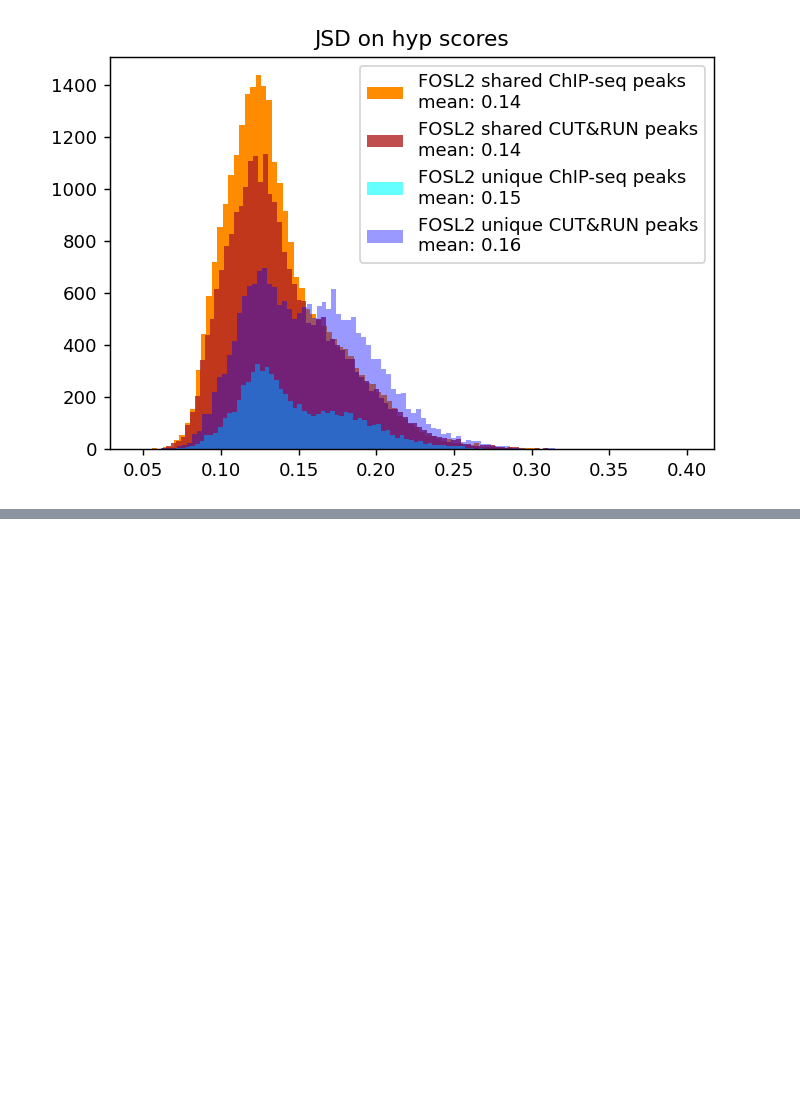
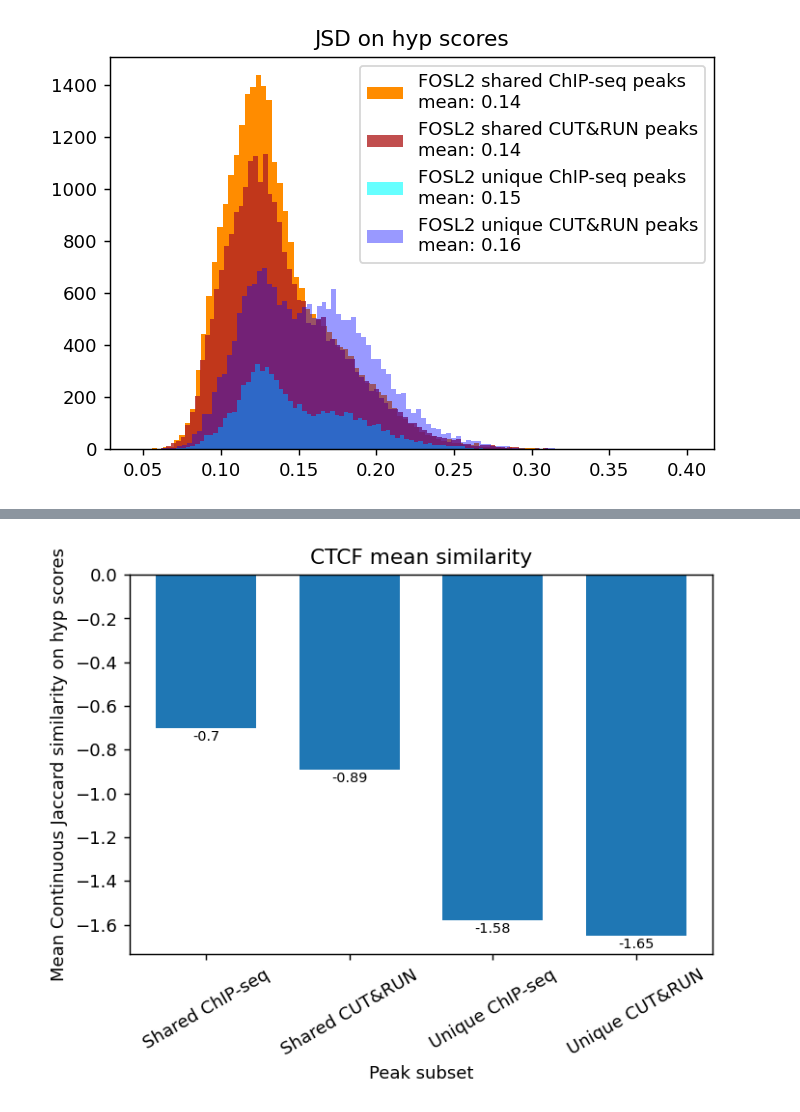
Before and after one commit to katie-sp/bpnet-internship, a Jupyter notebook: reports/katie_notebooks/summer2022_analysis/imp_scores_comparison.ipynb, the cells around one changed output, grey strips where cells are left out. Cells and saved outputs as stored; diff of their text form; code cells hidden in the pictures; blank space fills up the shorter version.

```diff
--- a/reports/katie_notebooks/summer2022_analysis/imp_scores_comparison.ipynb
+++ b/reports/katie_notebooks/summer2022_analysis/imp_scores_comparison.ipynb
@@ -28,8 +28,8 @@ Please use `tqdm.notebook.tqdm` instead of `tqdm.tqdm_notebook`
   tqdm.tqdm_notebook()
 # %%
 # load in importance scores
-act_scores = pickle.load(open('/home/katie/bp_repo/reports/katie_notebooks/june2022_analysis/act_scores.dict', 'rb'))
-hyp_scores = pickle.load(open('/home/katie/bp_repo/reports/katie_notebooks/june2022_analysis/hyp_scores.dict', 'rb'))
+act_scores = pickle.load(open('/home/katie/bp_repo/reports/katie_notebooks/summer2022_analysis/act_scores.dict', 'rb'))
+hyp_scores = pickle.load(open('/home/katie/bp_repo/reports/katie_notebooks/summer2022_analysis/hyp_scores.dict', 'rb'))
 # %%
 keys = list(act_scores.keys())
 key_pairs = [ ('CTCF_chip_model_shared_chip_loader_fake_controls', 'CTCF_cut_model_shared_chip_loader'),
@@ -341,3 +341,31 @@ means
 | FOSL2 shared CUT&RUN peaks | 0.68 | 0.14 | 30.46 | 0.63 | ... |
 | FOSL2 unique ChIP-seq peaks | 0.6 | 0.15 | 23.1 | 0.54 | ... |
 | FOSL2 unique CUT&RUN peaks | 0.51 | 0.16 | 25.77 | 0.46 | ... |
+# %%
+def plot_metrics(tf, metric):
+    subsets = ['shared ChIP-seq peaks', 'shared CUT&RUN peaks', 'unique ChIP-seq peaks', 'unique CUT&RUN peaks']
+
+    labels = ['Shared ChIP-seq', 'Shared CUT&RUN', 'Unique ChIP-seq', 'Unique CUT&RUN']
+
+    rects_values = list(means.loc[f'{tf} {subset}', metric] for subset in subsets)
+
+    width = 0.7       # the width of the bars: can also be len(x) sequence
+    ind = np.arange(len(labels))
+
+    fig, ax = plt.subplots()
+
+    rects = ax.bar(ind, rects_values, width)
+
+    ax.set_xticks(ind, labels, rotation=30)
+    ax.set_xlabel('Peak subset')
+    ax.set_ylabel(metric)
+    #ax.set_title(f"{tf} models' mean importance score similarity")
+    ax.set_title(f"{tf} mean similarity")
+
+    ax.bar_label(rects, padding=1, fontsize=8)
+
+    plt.show()
+# %%
+plot_metrics('CTCF', 'Mean Continuous Jaccard similarity on hyp scores')
+# %% [output]
+[figure, added]
```
Also changed, not shown: parts of 1 cell of this notebook, 2 other files.
